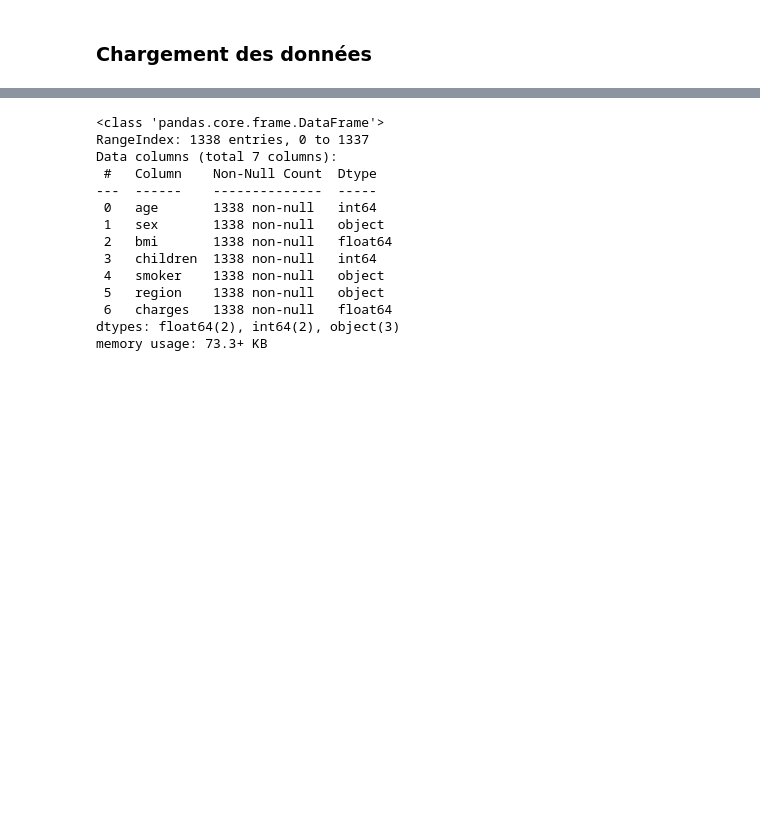
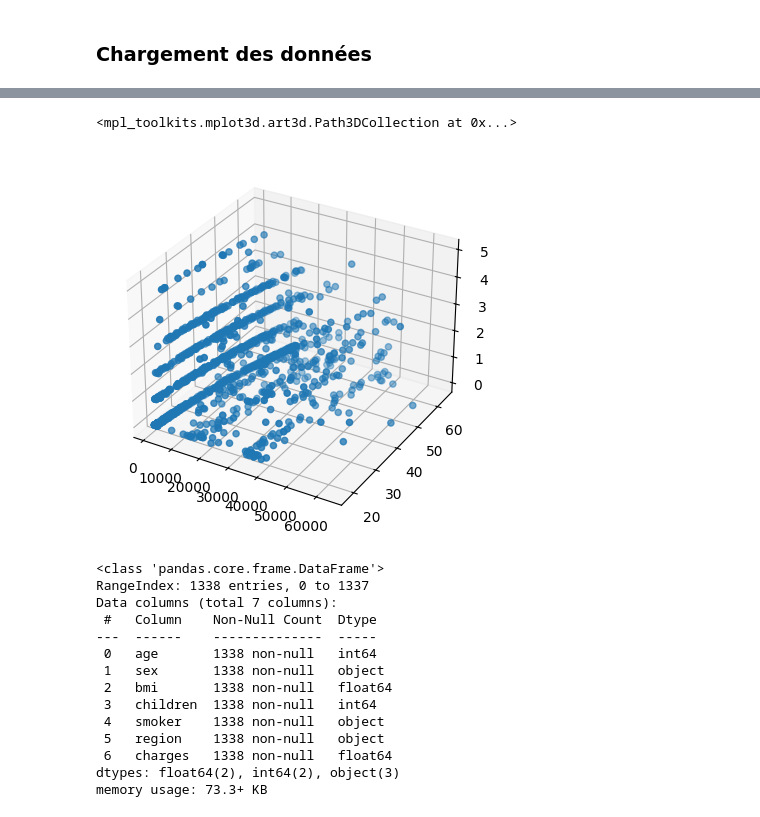
Before and after one commit to A-Delvoye/Brief2_prime_assurance, a Jupyter notebook: load_and_clean_assurance_data.ipynb, the cells around one changed output, grey strips where cells are left out. Cells and saved outputs as stored; diff of their text form; code cells hidden in the pictures; blank space fills up the shorter version.

```diff
--- a/load_and_clean_assurance_data.ipynb
+++ b/load_and_clean_assurance_data.ipynb
@@ -44 +163,8 @@ from statsmodels.formula.api import ols
+# %%
+from mpl_toolkits.mplot3d import Axes3D
+ax = plt.axes(projection='3d')
+ax.scatter(df.iloc[:,6], df.iloc[:,0], df.iloc[:,3])
+# %% [output]
+<mpl_toolkits.mplot3d.art3d.Path3DCollection at 0x...>
+[figure, added]
 # %%
```
Also changed, not shown: parts of 17 cells of this notebook.
